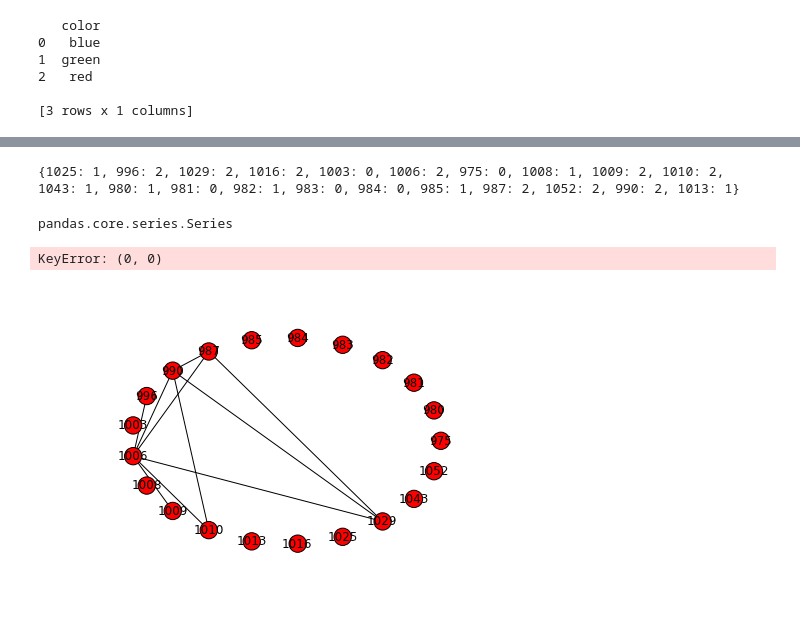
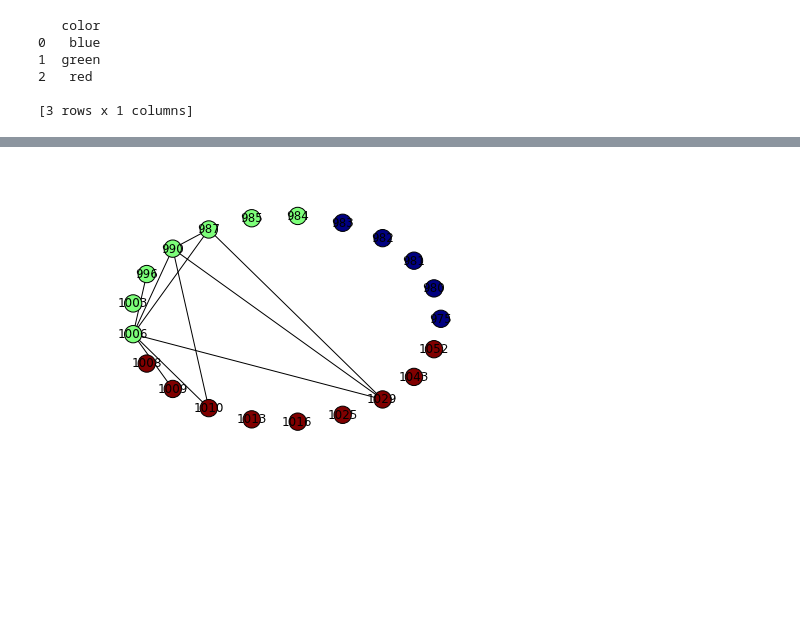
Before and after one commit to cathy2cool/data_analysis_sandbox, a Jupyter notebook: notebooks/Example_50_percent_Confidence.ipynb, the cells around one changed output, grey strips where cells are left out. Cells and saved outputs as stored; diff of their text form; code cells hidden in the pictures; blank space fills up the shorter version.

Commit message:
Still working with making Still working on making colors for nodes

```diff
--- a/notebooks/Example_50_percent_Confidence.ipynb
+++ b/notebooks/Example_50_percent_Confidence.ipynb
@@ -73,20 +73,7 @@ print petitions_categories
 20      1052         2
 
 [21 rows x 2 columns]
-# %%
-categories_dict  = {row[0] :row[1] for i, row in petitions_categories.iterrows()}
-print categories_dict
-# %% [output]
-{1025: 1, 996: 2, 1029: 2, 1016: 2, 1003: 0, 1006: 2, 975: 0, 1008: 1, 1009: 2, 1010: 2, 1043: 1, 980: 1, 981: 0, 982: 1, 983: 0, 984: 0, 985: 1, 987: 2, 1052: 2, 990: 2, 1013: 1}
-# %%
-type(petitions_categories ['category'])
-# %% [output]
-pandas.core.series.Series
-# %%
-petition_colors = [categories_dict[i]   for i in petitions_categories['category'].iteritems()]
-# %% [output]
-KeyError: (0, 0)
 # %%
-nx.draw_circular(graph, labels = petition_labels)
+nx.draw_circular(graph, labels = petition_labels,cmap = plt.get_cmap('jet'), node_color = petitions_categories['category'],vmin = 0, vmax = 2)
 # %% [output]
-[figure, old version]
+[figure, new version]
```
